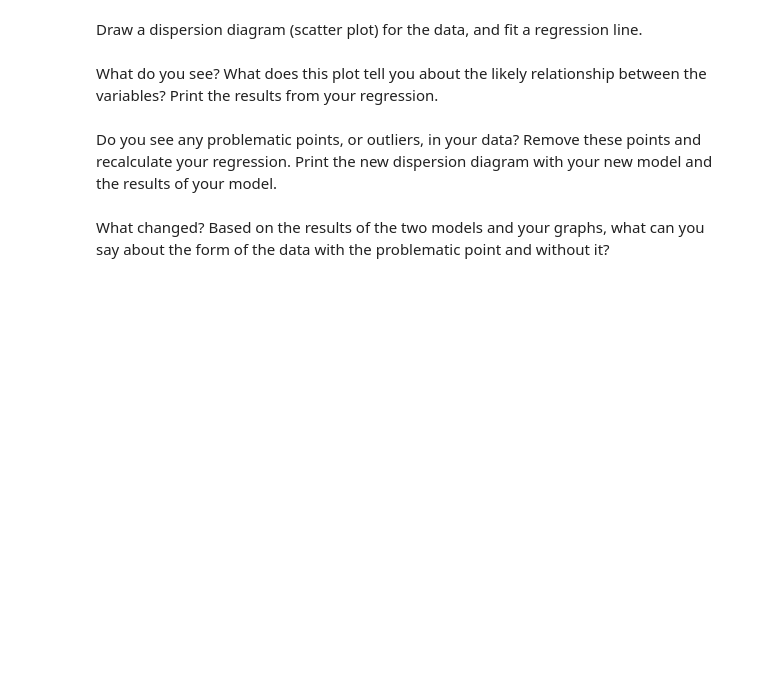
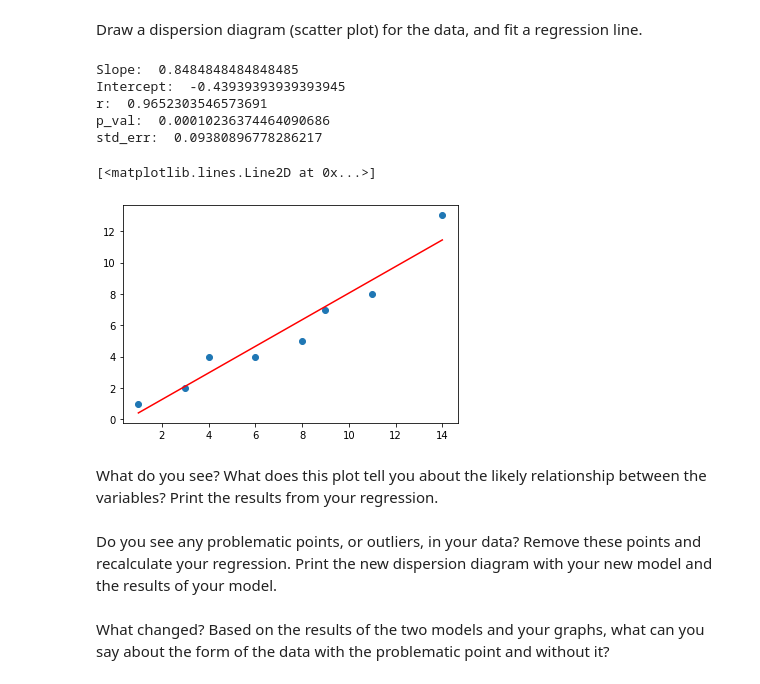
Before and after one commit to ta-datapt-bcn/lab-regression-analysis, a Jupyter notebook: your-code.ipynb, the cells around one changed output. Drawn from its saved outputs; the diff is of its cells as text; code cells hidden in the pictures; blank space fills up the shorter version.

```diff
--- a/your-code.ipynb
+++ b/your-code.ipynb
@@ -364,0 +361,5 @@ First, build a dataframe with the data.
+# %%
+# Your code here.
+
+party = pd.DataFrame({'invited': [1,3,4,6,8,9,11,14], 'attended': [1,2,4,4,5,7,8,13]})
+party
@@ -369,3 +378,27 @@ Draw a dispersion diagram (scatter plot) for the data, and fit a regression line
+# %%
+# Your code here.
+
+slope, intercept, r_value, p_value, std_err = stats.linregress(party.invited, party.attended)
+
+print('Slope: ',slope)
+print('Intercept: ',intercept)
+print('r: ', r_value)
+print('p_val: ', p_value)
+print('std_err: ', std_err)
+# %% [output]
+Slope:  0.8484848484848485
+Intercept:  -0.43939393939393945
+r:  0.9652303546573691
+p_val:  0.00010236374464090686
+std_err:  0.09380896778286217
+# %%
+y = intercept + slope * party.invited
+# %%
+plt.scatter(party.invited,party.attended)
+plt.plot(party.invited, y, c='red')
+# %% [output]
+[<matplotlib.lines.Line2D at 0x...>]
+[figure, added]
 # %% [markdown]
 What do you see? What does this plot tell you about the likely relationship between the variables? Print the results from your regression.
 # %%
```
Also changed, not shown: parts of 11 cells of this notebook.
